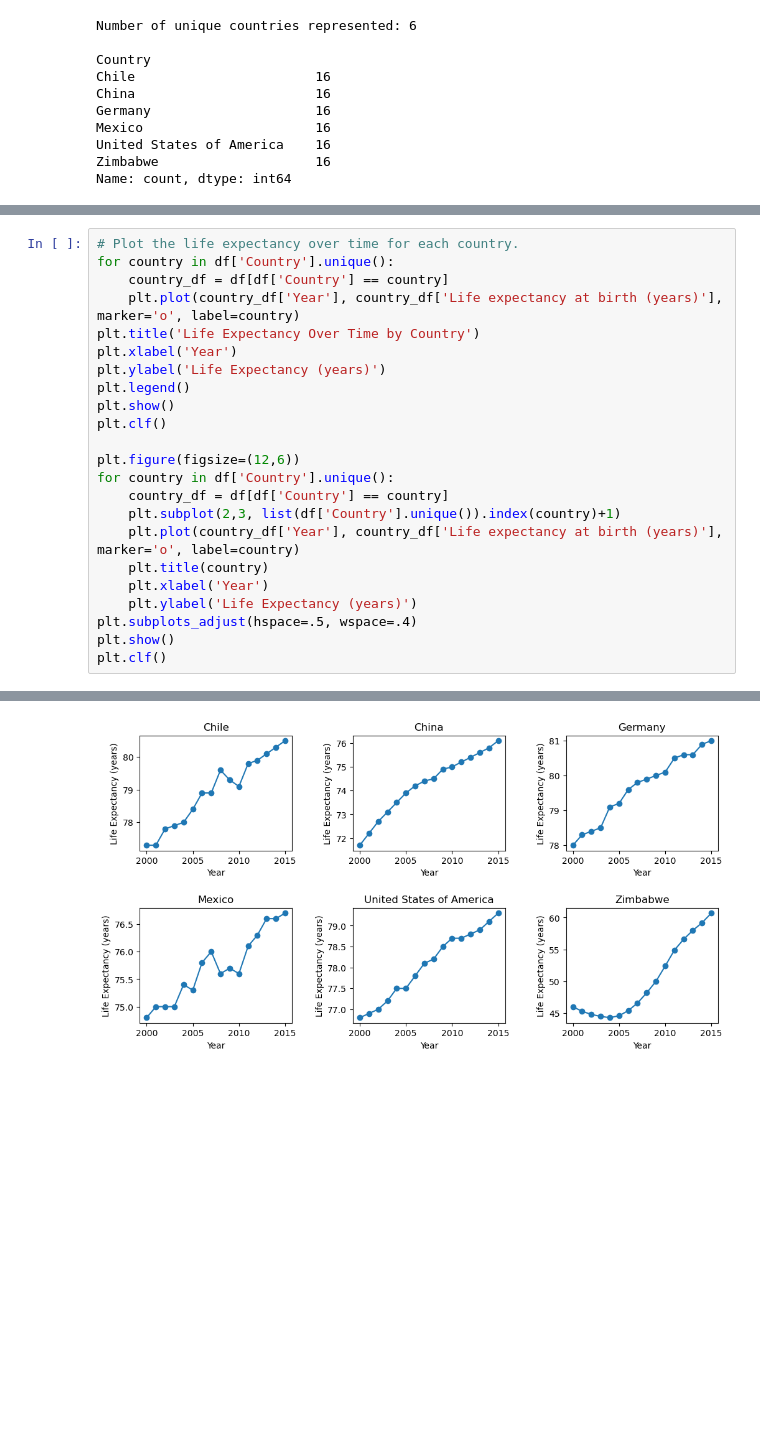
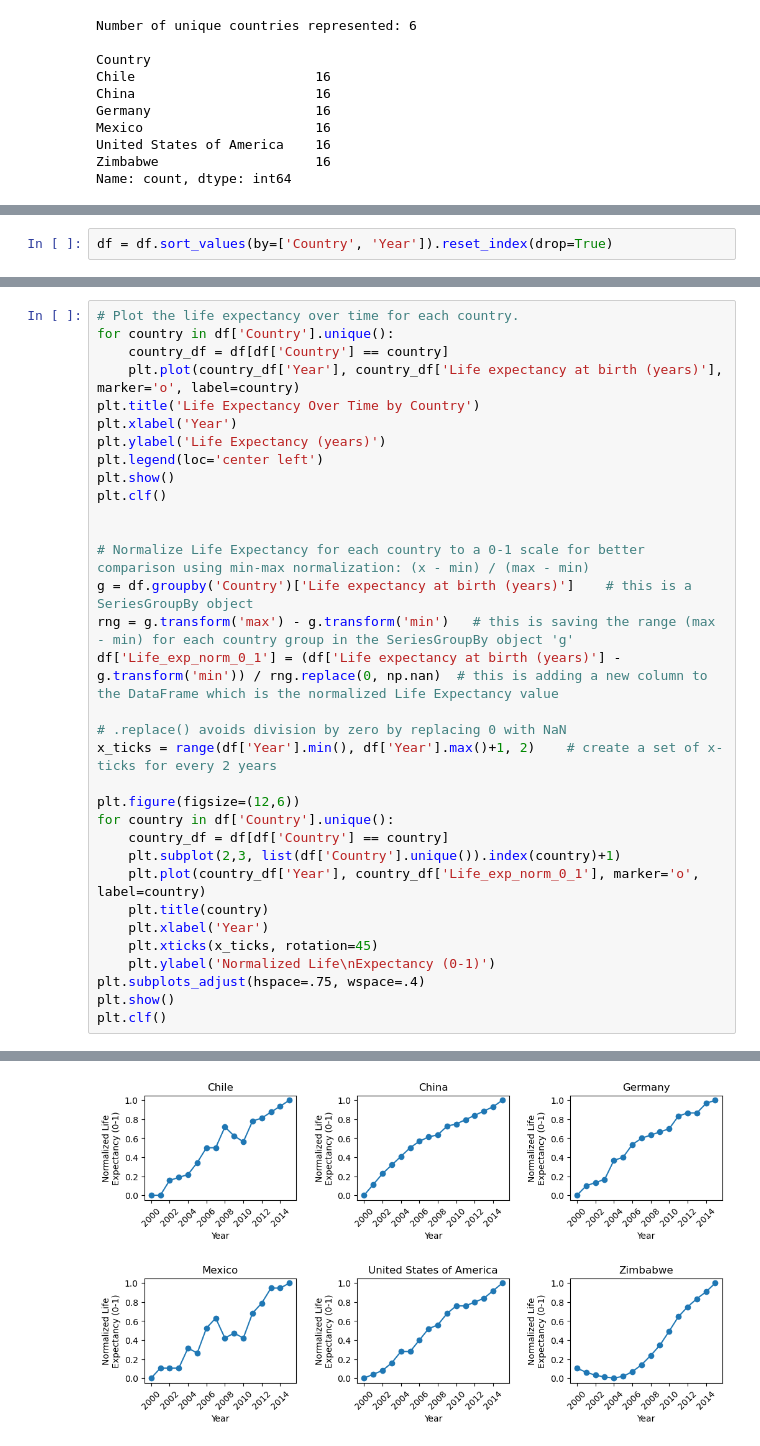
Before and after one commit to adamlaviguer/codecademy, a Jupyter notebook: codecademy-portfolio-project-life-expectancy-gdp/life_expectancy_gdp.ipynb, the cells around one changed output, grey strips where cells are left out. Saved outputs shown, nothing was run; the diff lists cells and outputs as text; blank space fills up the shorter version.

Commit message:
Completed portfolio project Life Expectancy and GDP

```diff
--- a/codecademy-portfolio-project-life-expectancy-gdp/life_expectancy_gdp.ipynb
+++ b/codecademy-portfolio-project-life-expectancy-gdp/life_expectancy_gdp.ipynb
@@ -76,0 +107,2 @@ Name: count, dtype: int64
+# %%
+df = df.sort_values(by=['Country', 'Year']).reset_index(drop=True)
@@ -81,28 +117,37 @@ We can see by the plots below that between the years `2000` and `2015`, there is
 # %%
 # Plot the life expectancy over time for each country.
 for country in df['Country'].unique():
     country_df = df[df['Country'] == country]
     plt.plot(country_df['Year'], country_df['Life expectancy at birth (years)'], marker='o', label=country)
 plt.title('Life Expectancy Over Time by Country')
 plt.xlabel('Year')
 plt.ylabel('Life Expectancy (years)')
-plt.legend()
+plt.legend(loc='center left')
 plt.show()
 plt.clf()
+
+
+# Normalize Life Expectancy for each country to a 0-1 scale for better comparison using min-max normalization: (x - min) / (max - min)
+g = df.groupby('Country')['Life expectancy at birth (years)']    # this is a SeriesGroupBy object
+rng = g.transform('max') - g.transform('min')   # this is saving the range (max - min) for each country group in the SeriesGroupBy object 'g'
+df['Life_exp_norm_0_1'] = (df['Life expectancy at birth (years)'] - g.transform('min')) / rng.replace(0, np.nan)  # this is adding a new column to the DataFrame which is the normalized Life Expectancy value
+                                                                                # .replace() avoids division by zero by replacing 0 with NaN
+x_ticks = range(df['Year'].min(), df['Year'].max()+1, 2)    # create a set of x-ticks for every 2 years
 
 plt.figure(figsize=(12,6))
 for country in df['Country'].unique():
     country_df = df[df['Country'] == country]
     plt.subplot(2,3, list(df['Country'].unique()).index(country)+1)
-    plt.plot(country_df['Year'], country_df['Life expectancy at birth (years)'], marker='o', label=country)
+    plt.plot(country_df['Year'], country_df['Life_exp_norm_0_1'], marker='o', label=country)
     plt.title(country)
     plt.xlabel('Year')
-    plt.ylabel('Life Expectancy (years)')
-plt.subplots_adjust(hspace=.5, wspace=.4)
+    plt.xticks(x_ticks, rotation=45)
+    plt.ylabel('Normalized Life\nExpectancy (0-1)')
+plt.subplots_adjust(hspace=.75, wspace=.4)
 plt.show()
 plt.clf()
 # %% [output]
 [figure]
 <Figure size 640x480 with 0 Axes>
-[figure, old version]
+[figure, new version]
 <Figure size 640x480 with 0 Axes>
```
Also changed, not shown: parts of 25 cells of this notebook, 1 other file.
